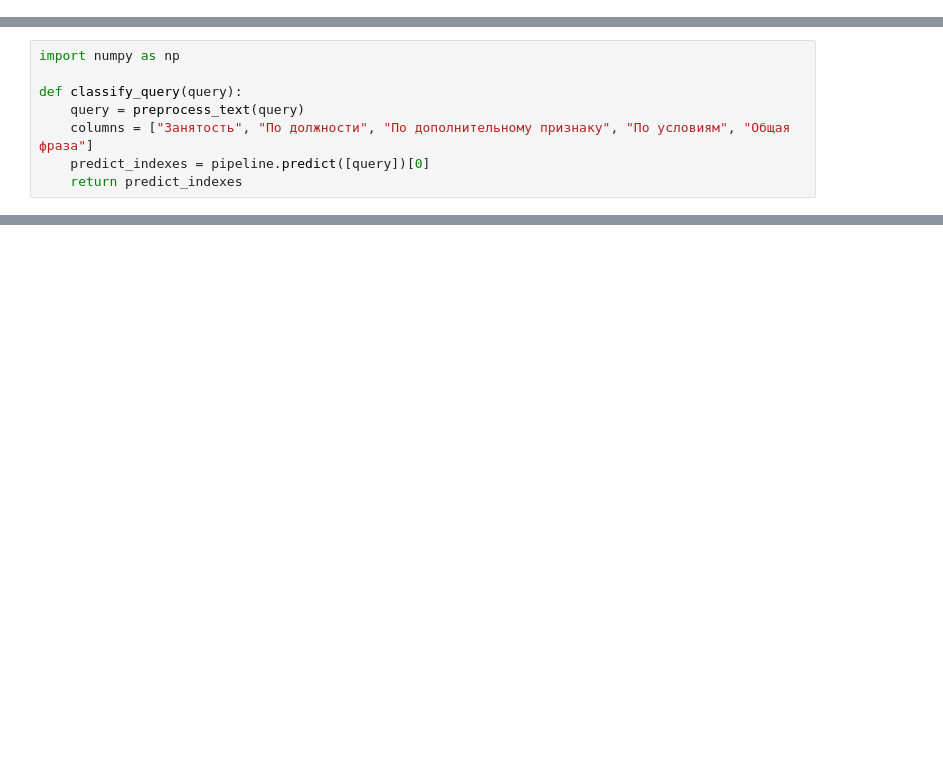
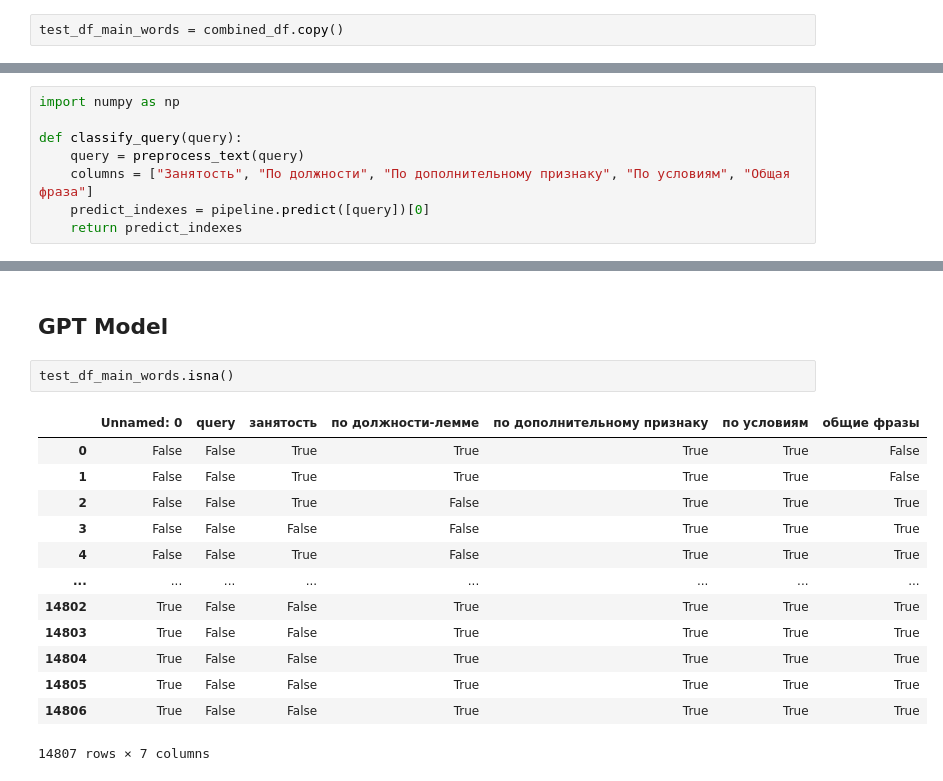
Before and after one commit to FREDY129053/Final_theory_work, a Jupyter notebook: Analitica_work.ipynb, the cells around one changed output, grey strips where cells are left out. Cells and saved outputs as stored; diff of their text form; blank space fills up the shorter version.

```diff
--- a/Analitica_work.ipynb
+++ b/Analitica_work.ipynb
@@ -68,6 +74,8 @@ combined_df = pd.concat([copy_df, parse_df], ignore_index=True)
 combined_df.shape
 # %% [output]
 (14807, 7)
+# %%
+test_df_main_words = combined_df.copy()
 # %%
 copy_df = combined_df.copy()
 
@@ -266,0 +319,18 @@ print(classify_query("техник зубной для женщин"))
+# %% [markdown]
+## GPT Model
+# %%
+test_df_main_words.isna()
+# %% [output]
+|  | Unnamed: 0 | query | занятость | по должности-лемме | по дополнительному признаку | по условиям | общие фразы |
+| 0 | False | False | True | True | True | True | False |
+| 1 | False | False | True | True | True | True | False |
+| 2 | False | False | True | False | True | True | True |
+| 3 | False | False | False | False | True | True | True |
+| 4 | False | False | True | False | True | True | True |
+| ... | ... | ... | ... | ... | ... | ... | ... |
+| 14802 | True | False | False | True | True | True | True |
+| 14803 | True | False | False | True | True | True | True |
+| 14804 | True | False | False | True | True | True | True |
+| 14805 | True | False | False | True | True | True | True |
+| 14806 | True | False | False | True | True | True | True |
+14807 rows × 7 columns
```
Also changed, not shown: parts of 13 cells of this notebook.
